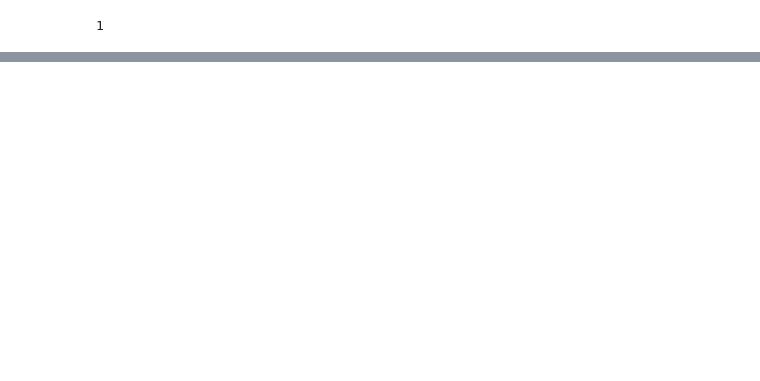
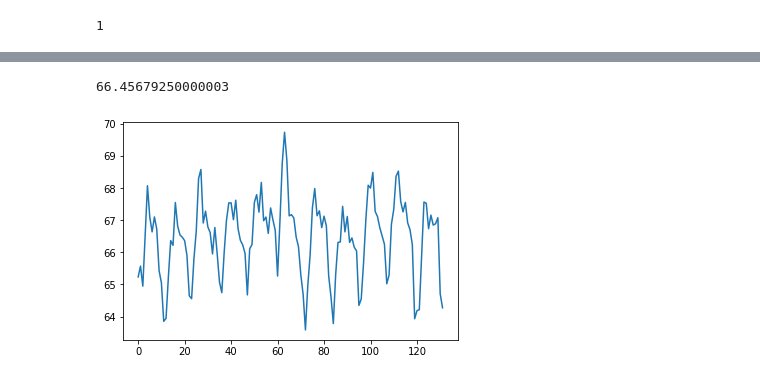
Before and after one commit to jwynneuo/FutureOfCoffee, a Jupyter notebook: Coffeeproj.ipynb, the cells around one changed output, grey strips where cells are left out. Saved outputs shown, nothing was run; the diff lists cells and outputs as text; code cells hidden in the pictures; blank space fills up the shorter version.

```diff
--- a/Coffeeproj.ipynb
+++ b/Coffeeproj.ipynb
@@ -335,0 +379,31 @@ test_df_f.iloc[:,0].plot()
+# %%
+#print(chiapas_temps)
+chia_10yr_mean = np.array([291.6122 , 291.79813, 291.45224, 292.3325 , 293.18777, 292.6446 ,
+       292.39014, 292.64874, 292.4379 , 291.72073, 291.5099 , 290.84415,
+       290.8966 , 291.60855, 292.23953, 292.15695, 292.8975 , 292.48984,
+       292.33612, 292.2977 , 292.2385 , 291.98245, 291.28555, 291.2357 ,
+       291.92535, 292.40155, 293.3098 , 293.46872, 292.5433 , 292.74844,
+       292.4758 , 292.3761 , 292.00894, 292.46646, 292.01465, 291.5229 ,
+       291.33957, 292.0235 , 292.58798, 292.8897 , 292.89178, 292.60043,
+       292.93747, 292.44308, 292.24316, 292.16473, 292.0183 , 291.30063,
+       292.0967 , 292.17255, 292.89645, 293.03302, 292.7313 , 293.24387,
+       292.5828 , 292.64615, 292.36417, 292.8035 , 292.59836, 292.41452,
+       291.62726, 292.5558 , 293.56842, 294.11163, 293.62555, 292.6669 ,
+       292.68716, 292.62952, 292.3003 , 292.1341 , 291.6496 , 291.30945,
+       290.69614, 291.45798, 291.98456, 292.8087 , 293.13898, 292.66898,
+       292.75363, 292.46387, 292.6617 , 292.49295, 291.62778, 291.26477,
+       290.80573, 291.64908, 292.20786, 292.21616, 292.83154, 292.39014,
+       292.656  , 292.20786, 292.28522, 292.1258 , 292.06036, 291.1194 ,
+       291.2279 , 291.84796, 292.60562, 293.1966 , 293.14676, 293.41782,
+       292.7443 , 292.65497, 292.46335, 292.31793, 292.17618, 291.4938 ,
+       291.6444 , 292.5215 , 292.77753, 293.3503 , 293.43964, 292.91306,
+       292.73547, 292.89957, 292.54538, 292.42856, 292.16992, 290.8888 ,
+       291.0285 , 291.0451 , 291.99493, 292.9058 , 292.885  , 292.44516,
+       292.6799 , 292.50696, 292.52982, 292.63522, 291.3188 , 291.07834])
+chia_df = pd.DataFrame({"a": chia_10yr_mean, "b": range(0, len(chia_10yr_mean))})
+chia_df_f = ((chia_df)- 273.15) * 9/5 + 32
+chia_df_f.iloc[:,0].plot()
+np.mean((chia_10yr_mean)- 273.15) * 9/5 + 32
+# %% [output]
+66.45679250000003
+[figure, added]
```
Also changed, not shown: parts of 21 cells of this notebook.
